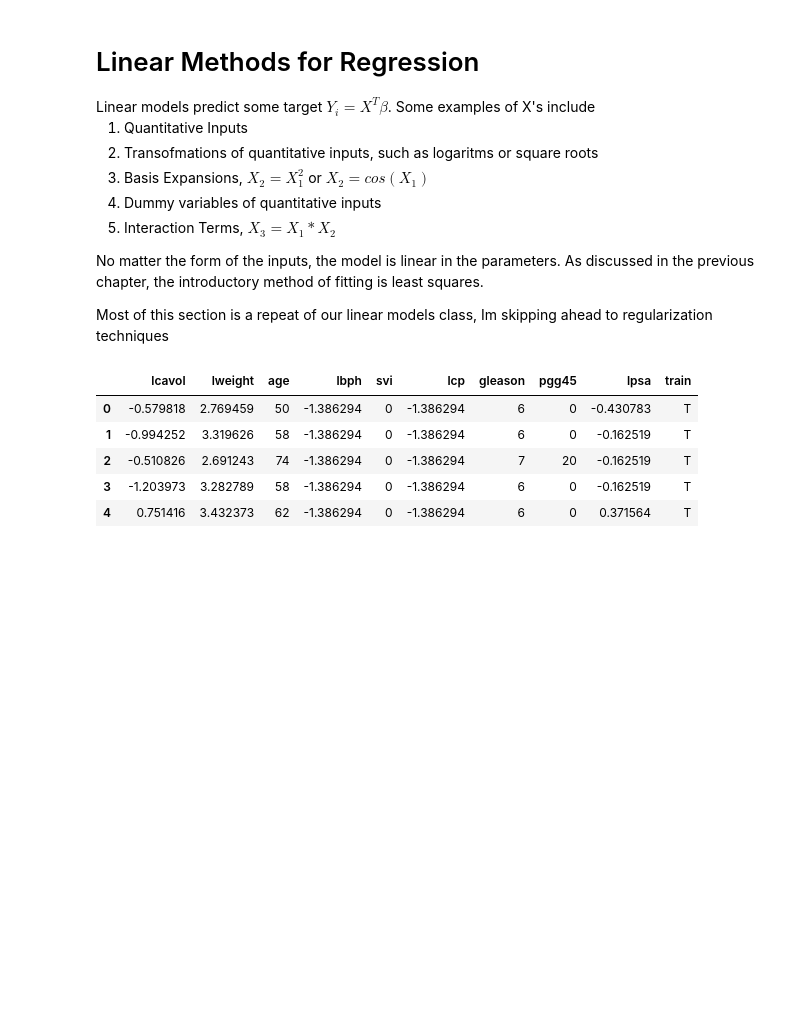
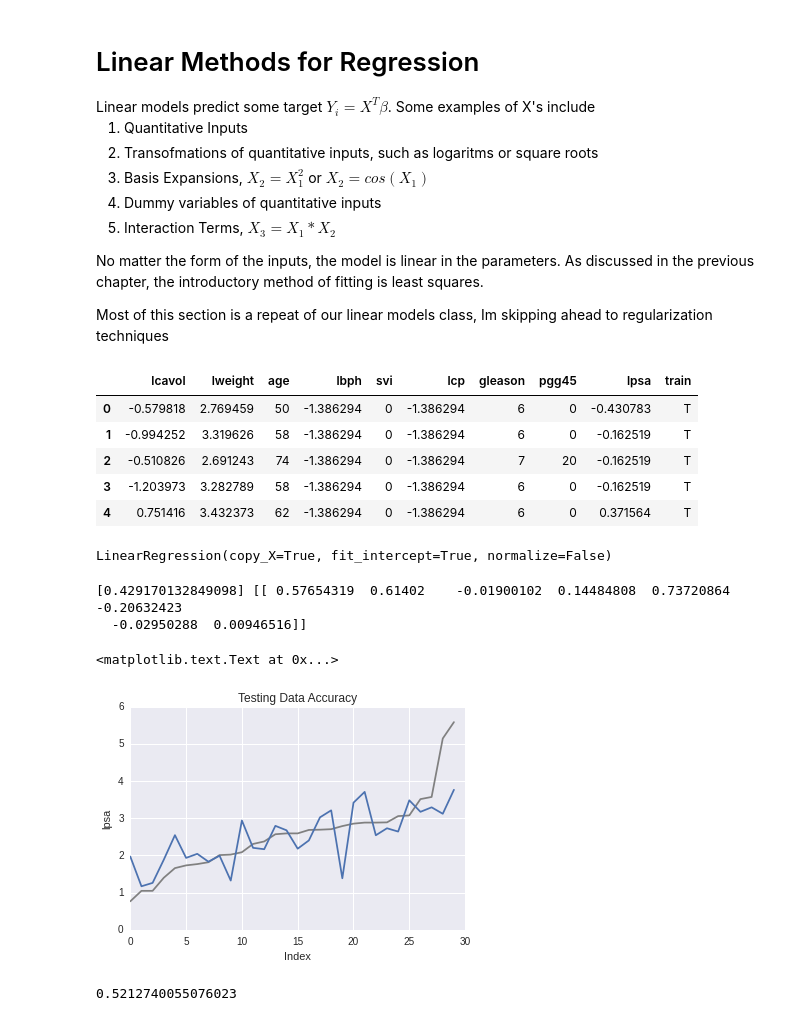
Before and after one commit to jonahwilliams/notebooks, a Jupyter notebook: elements_of_statistical_learning/chapter_3.ipynb, the cells around one changed output. Cells and saved outputs as stored; diff of their text form; code cells hidden in the pictures; blank space fills up the shorter version.

```diff
--- a/elements_of_statistical_learning/chapter_3.ipynb
+++ b/elements_of_statistical_learning/chapter_3.ipynb
@@ -31,3 +32,36 @@ prostate_data.head()
 # %%
 training_data = prostate_data[prostate_data['train'] == 'T']
 testing_data = prostate_data[prostate_data['train'] == 'F']
+
+X = training_data.values[0::, 0:-2]
+y = training_data.values[0::, -2]
+y.shape = (len(y), 1)
+clf = linear_model.LinearRegression()
+clf.fit(X, y)
+# %% [output]
+LinearRegression(copy_X=True, fit_intercept=True, normalize=False)
+# %%
+print(clf.intercept_, clf.coef_)
+# %% [output]
+[0.429170132849098] [[ 0.57654319  0.61402    -0.01900102  0.14484808  0.73720864 -0.20632423
+  -0.02950288  0.00946516]]
+# %%
+X = testing_data.values[0::, 0:-2]
+y = testing_data.values[0::, -2]
+y.shape = (len(y), 1)
+
+yhat = clf.predict(X)
+
+plt.plot(y, color="grey")
+plt.plot(yhat)
+plt.title("Testing Data Accuracy")
+plt.xlabel("Index")
+plt.ylabel("lpsa")
+# %% [output]
+<matplotlib.text.Text at 0x...>
+[figure, added]
+# %%
+# Test Error
+np.mean(np.square(y - yhat))
+# %% [output]
+0.5212740055076023
```
Also changed, not shown: parts of 5 cells of this notebook.
